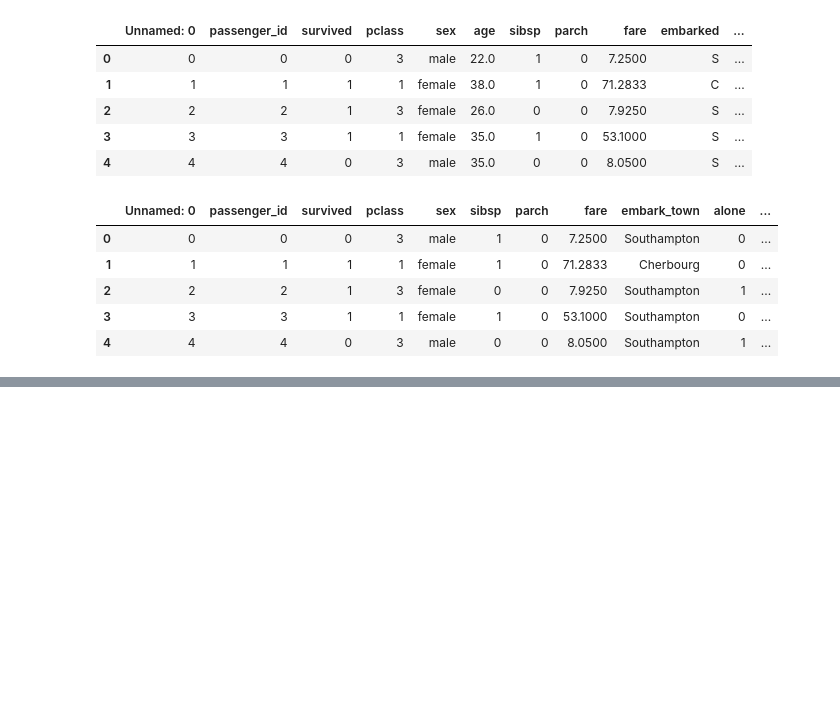
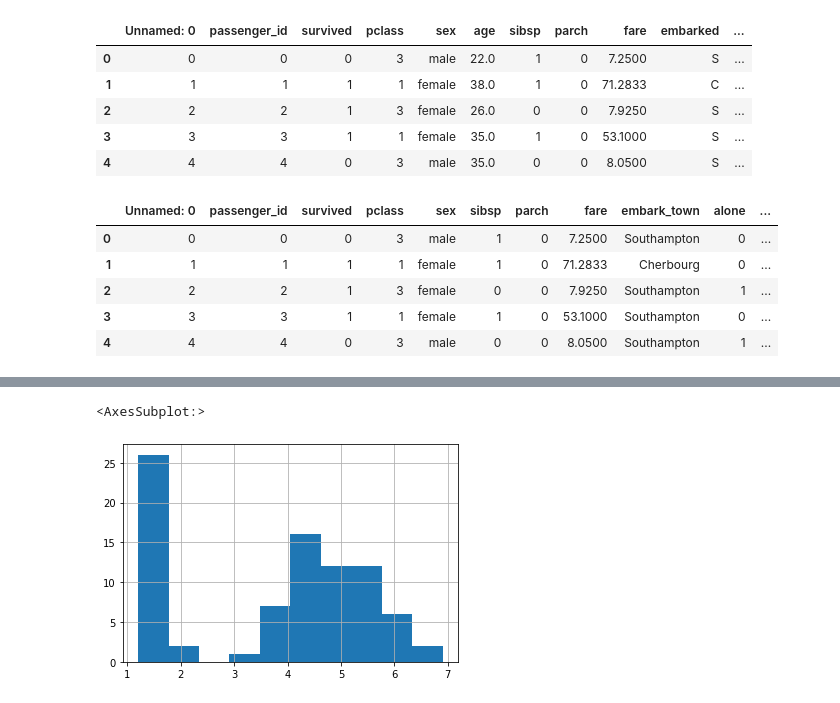
Before and after one commit to SchneemannDavid/Classification, a Jupyter notebook: exercises/classification_exercises.ipynb, the cells around one changed output, grey strips where cells are left out. Drawn from its saved outputs; the diff is of its cells as text; code cells hidden in the pictures; blank space fills up the shorter version.

```diff
--- a/exercises/classification_exercises.ipynb
+++ b/exercises/classification_exercises.ipynb
@@ -1144,0 +1279,5 @@ prep_titanic.head()
+# %%
+train.petal_length.hist()
+# %% [output]
+<AxesSubplot:>
+[figure, added]
```
Also changed, not shown: parts of 37 cells of this notebook, 2 other files.
